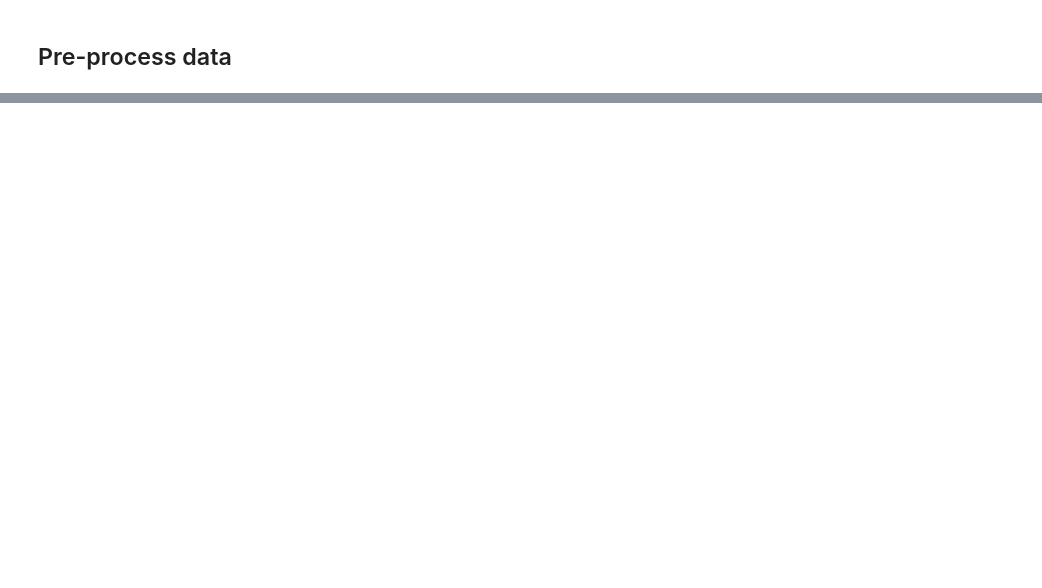
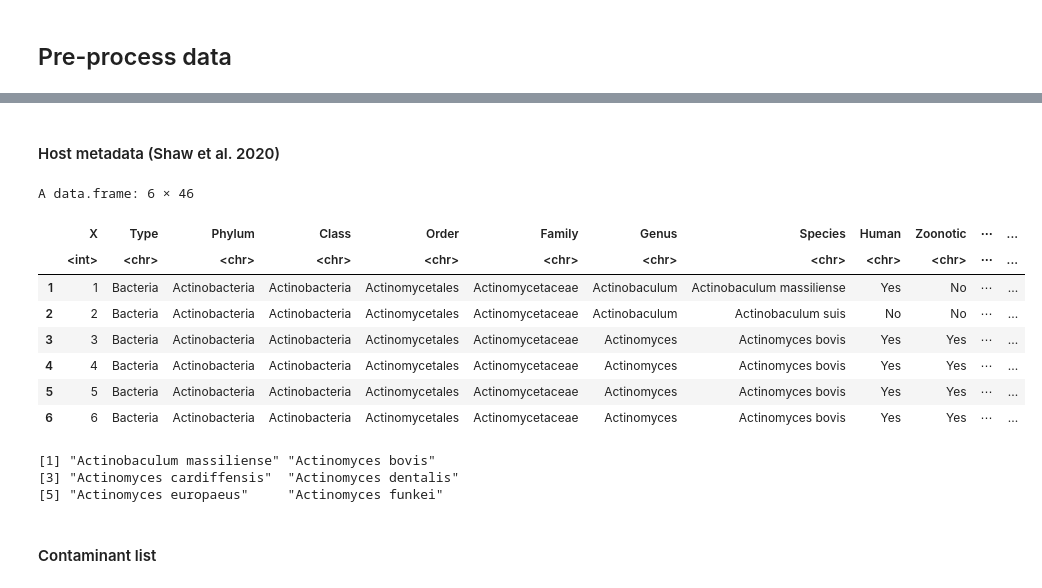
Before and after one commit to cednotsed/blood_microbial_signatures, a Jupyter notebook: analysis/decontamination_exploration.ipynb, the cells around one changed output, grey strips where cells are left out. Drawn from its saved outputs; the diff is of its cells as text; code cells hidden in the pictures; blank space fills up the shorter version.

```diff
--- a/analysis/decontamination_exploration.ipynb
+++ b/analysis/decontamination_exploration.ipynb
@@ -657,0 +65,24 @@ get_cohort_plt(cohort_species_RA, species_to_keep, "Species")
+# %% [markdown]
+#### Host metadata (Shaw et al. 2020)
+# %%
+host_meta <- read.csv("data/PathogenVsHostDB-2019-05-30.csv")
+
+known_human_pathogens <- unique((host_meta %>% filter(Human == "Yes"))$Species)
+
+head(host_meta)
+head(known_human_pathogens)
+# %% [output]
+A data.frame: 6 × 46
+|  | X | Type | Phylum | Class | Order | Family | Genus | Species | Human | Zoonotic | ⋯ | ... |
+|  | <int> | <chr> | <chr> | <chr> | <chr> | <chr> | <chr> | <chr> | <chr> | <chr> | ⋯ | ... |
+| 1 | 1 | Bacteria | Actinobacteria | Actinobacteria | Actinomycetales | Actinomycetaceae | Actinobaculum | Actinobaculum massiliense | Yes | No | ⋯ | ... |
+| 2 | 2 | Bacteria | Actinobacteria | Actinobacteria | Actinomycetales | Actinomycetaceae | Actinobaculum | Actinobaculum suis | No | No | ⋯ | ... |
+| 3 | 3 | Bacteria | Actinobacteria | Actinobacteria | Actinomycetales | Actinomycetaceae | Actinomyces | Actinomyces bovis | Yes | Yes | ⋯ | ... |
+| 4 | 4 | Bacteria | Actinobacteria | Actinobacteria | Actinomycetales | Actinomycetaceae | Actinomyces | Actinomyces bovis | Yes | Yes | ⋯ | ... |
+| 5 | 5 | Bacteria | Actinobacteria | Actinobacteria | Actinomycetales | Actinomycetaceae | Actinomyces | Actinomyces bovis | Yes | Yes | ⋯ | ... |
+| 6 | 6 | Bacteria | Actinobacteria | Actinobacteria | Actinomycetales | Actinomycetaceae | Actinomyces | Actinomyces bovis | Yes | Yes | ⋯ | ... |
+[1] "Actinobaculum massiliense" "Actinomyces bovis"
+[3] "Actinomyces cardiffensis"  "Actinomyces dentalis"
+[5] "Actinomyces europaeus"     "Actinomyces funkei"
+# %% [markdown]
+#### Contaminant list
```
Also changed, not shown: parts of 102 cells of this notebook, 53 other files.
